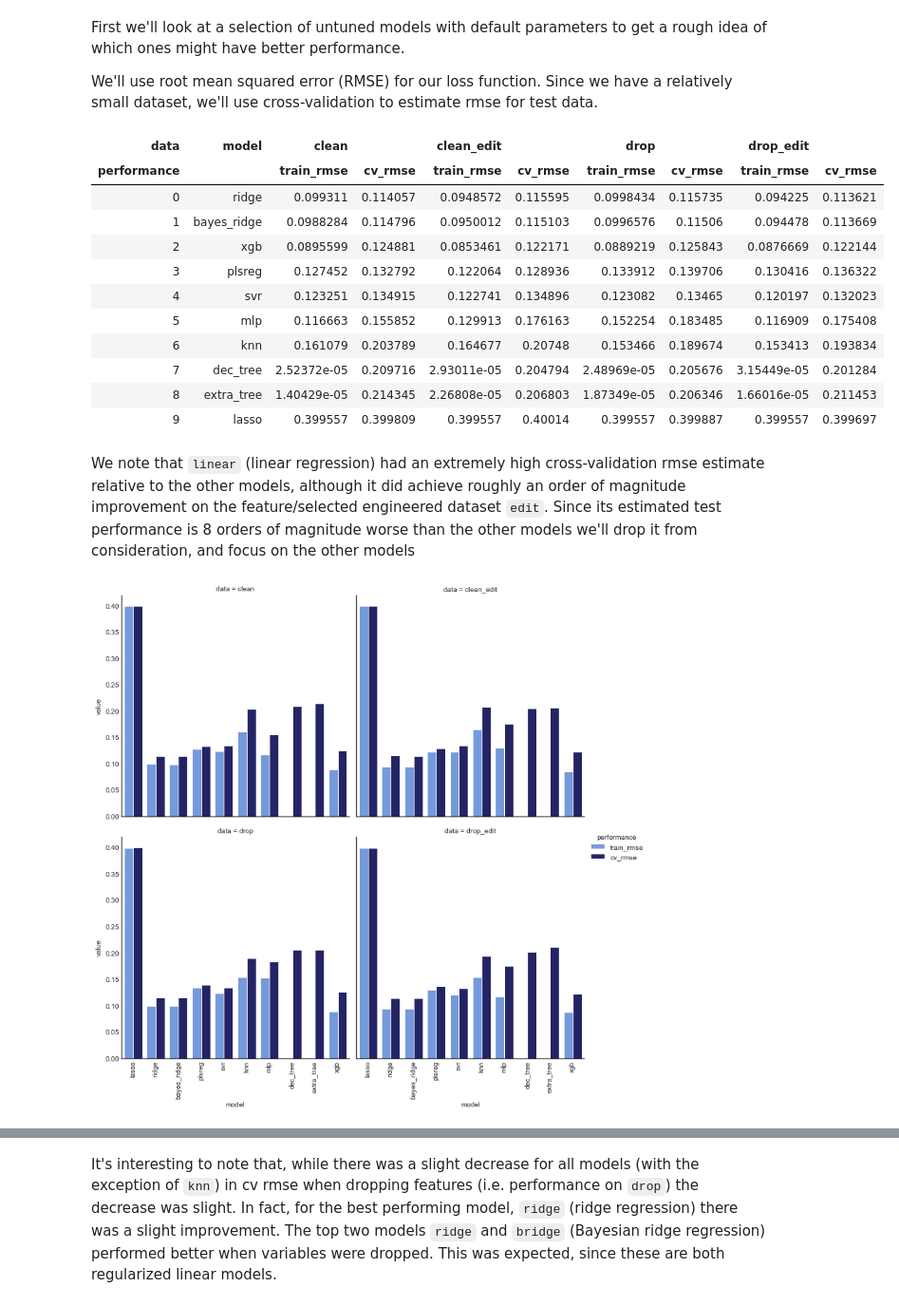
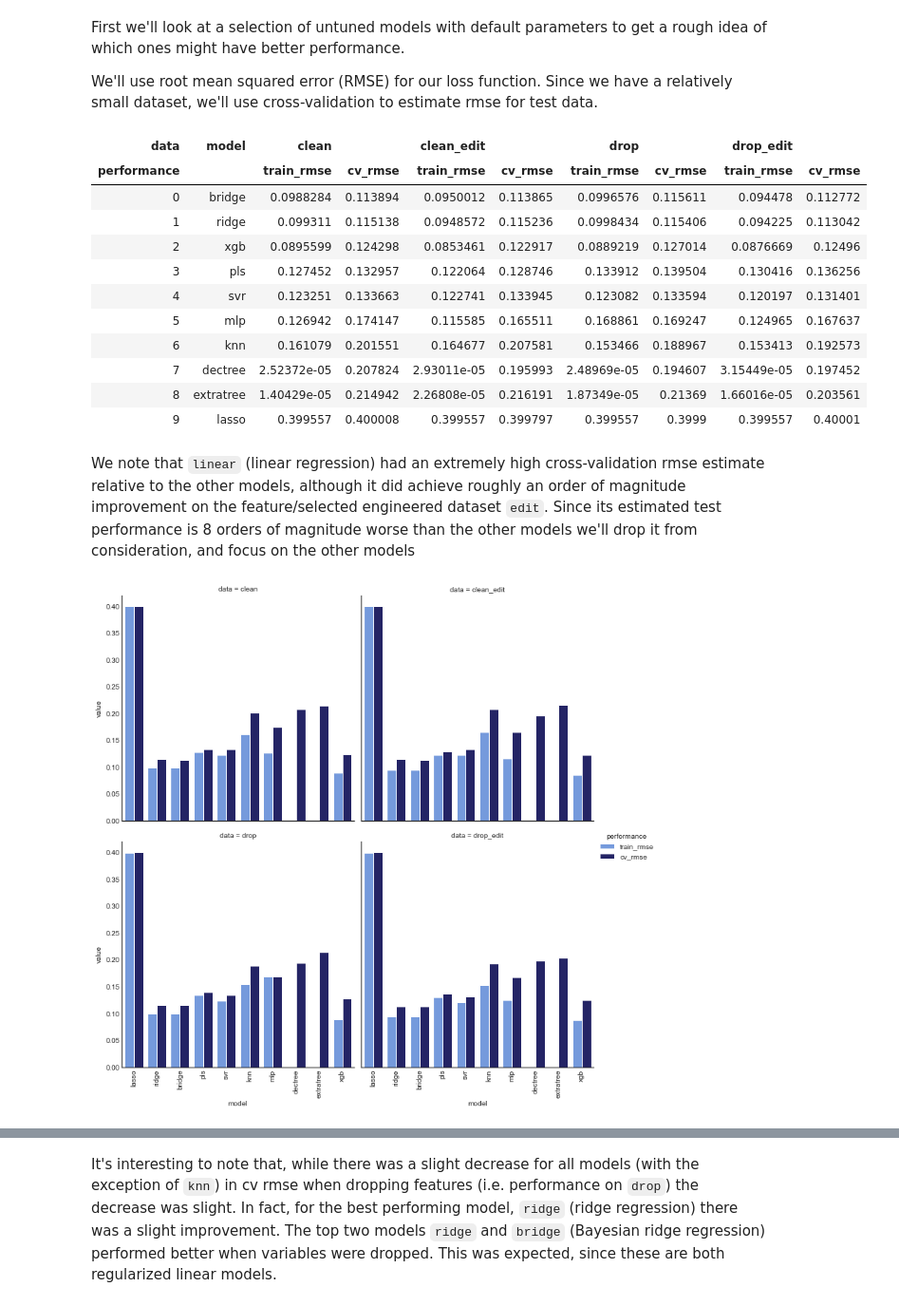
Before and after one commit to rmwenzel/ames_house_prices, a Jupyter notebook: notebooks/model.ipynb, the cells around one changed output, grey strips where cells are left out. Shown at 95% size. Drawn from its saved outputs; the diff is of its cells as text; code cells hidden in the pictures.

```diff
--- a/notebooks/model.ipynb
+++ b/notebooks/model.ipynb
@@ -355,20 +354,35 @@ def_models = fit_default_models(model_data, random_state=27)
+# %%
+# fit some default regressor models
+def_models = {'lasso': Lasso(),
+              'ridge': Ridge(),
+              'bridge': BayesianRidge(),
+              'pls': PLSRegression(),
+              'svr': SVR(),
+              'knn': KNeighborsRegressor(),
+              'mlp': MLPRegressor(),
+              'dectree': DecisionTreeRegressor(random_state=27),
+              'extratree': ExtraTreeRegressor(random_state=27),
+              'xgb': XGBRegressor(objective='reg:squarederror', random_state=27, n_jobs=-1)}
+
+
+fit_def_models = fit_default_models(model_data, def_models)
 # %%
 # compare default models
-def_comp_df = compare_performance(def_models, model_data, random_state=27)
+def_comp_df = compare_performance(fit_def_models, model_data, random_state=27)
 def_comp_df.sort_values(by=('clean', 'cv_rmse')).reset_index(drop=True)
 # %% [output]
 | data | model | clean |  | clean_edit |  | drop |  | drop_edit |  |
 | performance |  | train_rmse | cv_rmse | train_rmse | cv_rmse | train_rmse | cv_rmse | train_rmse | cv_rmse |
-| 0 | ridge | 0.099311 | 0.114057 | 0.0948572 | 0.115595 | 0.0998434 | 0.115735 | 0.094225 | 0.113621 |
-| 1 | bayes_ridge | 0.0988284 | 0.114796 | 0.0950012 | 0.115103 | 0.0996576 | 0.11506 | 0.094478 | 0.113669 |
-| 2 | xgb | 0.0895599 | 0.124881 | 0.0853461 | 0.122171 | 0.0889219 | 0.125843 | 0.0876669 | 0.122144 |
-| 3 | plsreg | 0.127452 | 0.132792 | 0.122064 | 0.128936 | 0.133912 | 0.139706 | 0.130416 | 0.136322 |
-| 4 | svr | 0.123251 | 0.134915 | 0.122741 | 0.134896 | 0.123082 | 0.13465 | 0.120197 | 0.132023 |
-| 5 | mlp | 0.116663 | 0.155852 | 0.129913 | 0.176163 | 0.152254 | 0.183485 | 0.116909 | 0.175408 |
-| 6 | knn | 0.161079 | 0.203789 | 0.164677 | 0.20748 | 0.153466 | 0.189674 | 0.153413 | 0.193834 |
-| 7 | dec_tree | 2.52372e-05 | 0.209716 | 2.93011e-05 | 0.204794 | 2.48969e-05 | 0.205676 | 3.15449e-05 | 0.201284 |
-| 8 | extra_tree | 1.40429e-05 | 0.214345 | 2.26808e-05 | 0.206803 | 1.87349e-05 | 0.206346 | 1.66016e-05 | 0.211453 |
-| 9 | lasso | 0.399557 | 0.399809 | 0.399557 | 0.40014 | 0.399557 | 0.399887 | 0.399557 | 0.399697 |
+| 0 | bridge | 0.0988284 | 0.113894 | 0.0950012 | 0.113865 | 0.0996576 | 0.115611 | 0.094478 | 0.112772 |
+| 1 | ridge | 0.099311 | 0.115138 | 0.0948572 | 0.115236 | 0.0998434 | 0.115406 | 0.094225 | 0.113042 |
+| 2 | xgb | 0.0895599 | 0.124298 | 0.0853461 | 0.122917 | 0.0889219 | 0.127014 | 0.0876669 | 0.12496 |
+| 3 | pls | 0.127452 | 0.132957 | 0.122064 | 0.128746 | 0.133912 | 0.139504 | 0.130416 | 0.136256 |
+| 4 | svr | 0.123251 | 0.133663 | 0.122741 | 0.133945 | 0.123082 | 0.133594 | 0.120197 | 0.131401 |
+| 5 | mlp | 0.126942 | 0.174147 | 0.115585 | 0.165511 | 0.168861 | 0.169247 | 0.124965 | 0.167637 |
+| 6 | knn | 0.161079 | 0.201551 | 0.164677 | 0.207581 | 0.153466 | 0.188967 | 0.153413 | 0.192573 |
+| 7 | dectree | 2.52372e-05 | 0.207824 | 2.93011e-05 | 0.195993 | 2.48969e-05 | 0.194607 | 3.15449e-05 | 0.197452 |
+| 8 | extratree | 1.40429e-05 | 0.214942 | 2.26808e-05 | 0.216191 | 1.87349e-05 | 0.21369 | 1.66016e-05 | 0.203561 |
+| 9 | lasso | 0.399557 | 0.400008 | 0.399557 | 0.399797 | 0.399557 | 0.3999 | 0.399557 | 0.40001 |
 # %% [markdown]
 We note that `linear` (linear regression) had an extremely high cross-validation rmse estimate relative to the other models, although it did achieve roughly an order of magnitude improvement on the feature/selected engineered dataset `edit`. Since its estimated test performance is 8 orders of magnitude worse than the other models we'll drop it from consideration, and focus on the other models
 # %%
@@ -377,5 +391,5 @@ data_palette = {'train_rmse': 'cornflowerblue', 'cv_rmse': 'midnightblue'}
 plot_model_comp(def_comp_df, col='data', hue='performance', kind='bar',
                 palette=data_palette, col_wrap=2)
 # %% [output]
-[figure, old version]
+[figure, new version]
 # %% [markdown]
```
Also changed, not shown: parts of 27 cells of this notebook, 2 other files.
